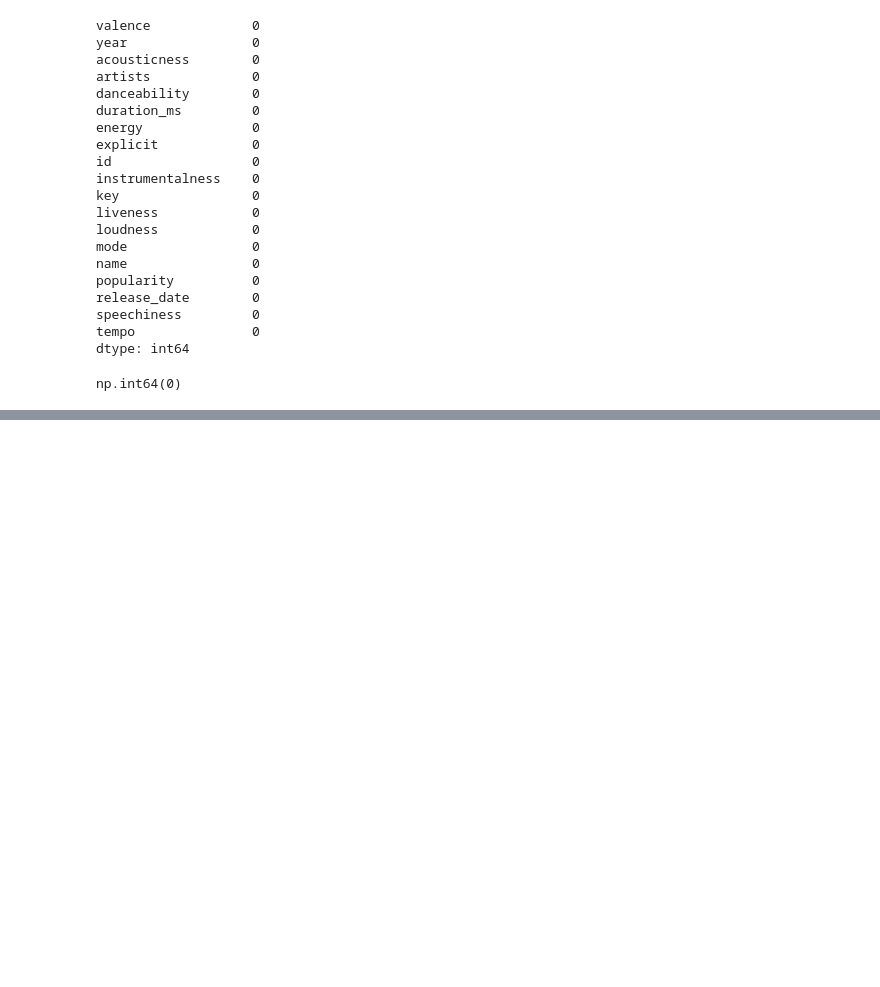
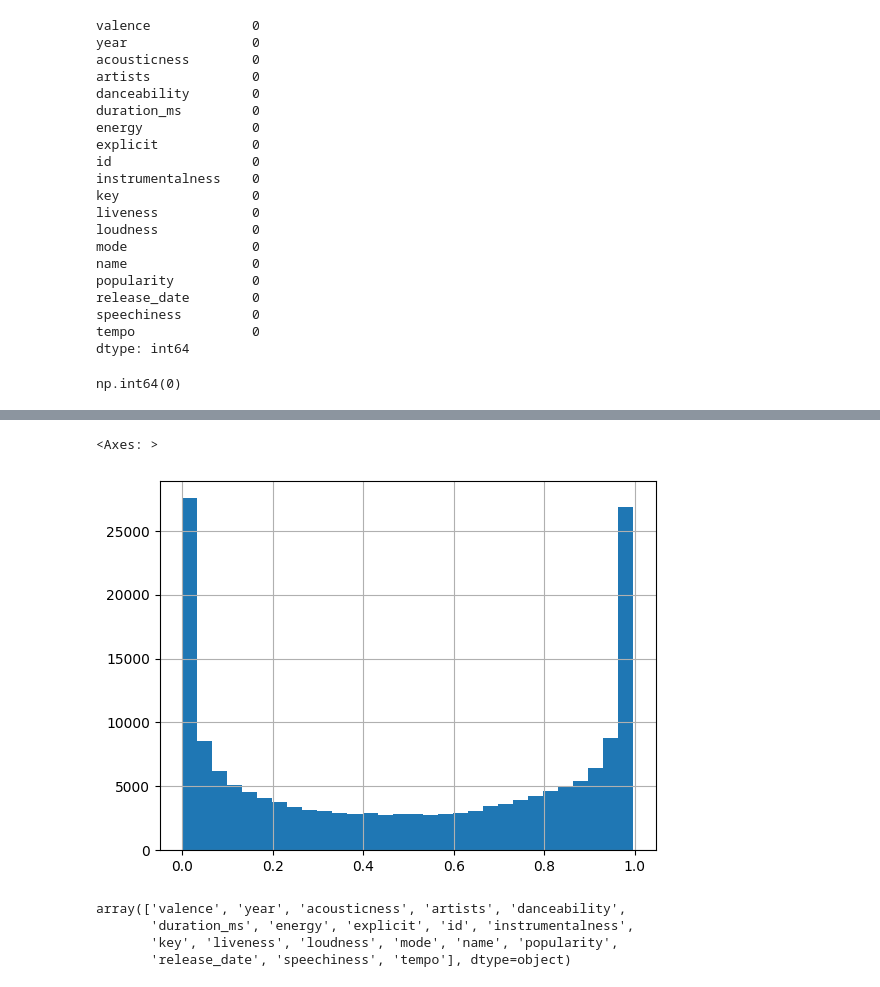
Before and after one commit to clarabaptista/Music-recommendation-system, a Jupyter notebook: notebooks/00_eda.ipynb, the cells around one changed output, grey strips where cells are left out. Cells and saved outputs as stored; diff of their text form; code cells hidden in the pictures; blank space fills up the shorter version.

```diff
--- a/notebooks/00_eda.ipynb
+++ b/notebooks/00_eda.ipynb
@@ -84,0 +93,12 @@ np.int64(0)
+# %%
+df['acousticness'].hist(bins=30)
+# %% [output]
+<Axes: >
+[figure, added]
+# %%
+df.columns.values
+# %% [output]
+array(['valence', 'year', 'acousticness', 'artists', 'danceability',
+       'duration_ms', 'energy', 'explicit', 'id', 'instrumentalness',
+       'key', 'liveness', 'loudness', 'mode', 'name', 'popularity',
+       'release_date', 'speechiness', 'tempo'], dtype=object)
```
Also changed, not shown: parts of 5 cells of this notebook.
